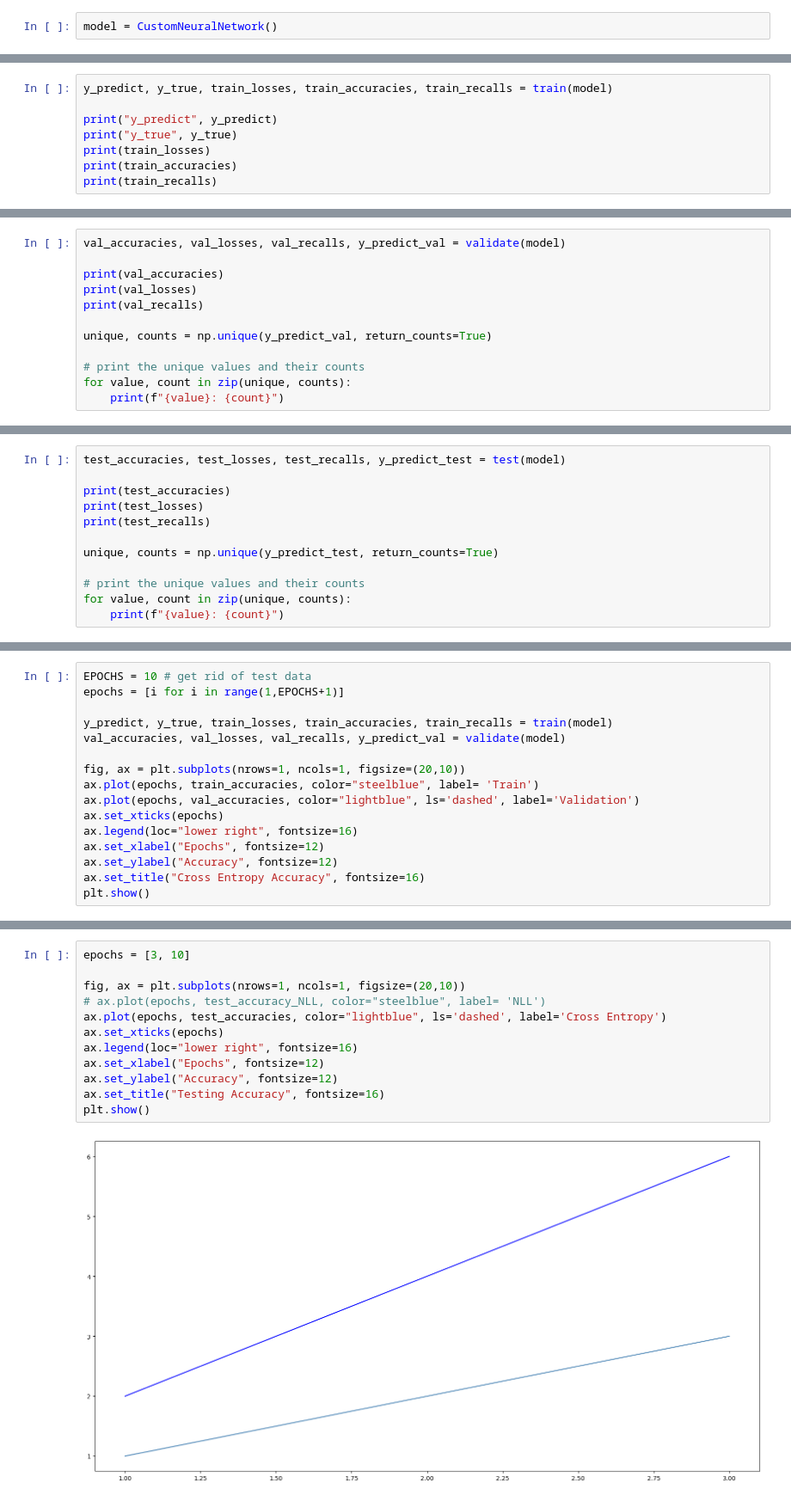
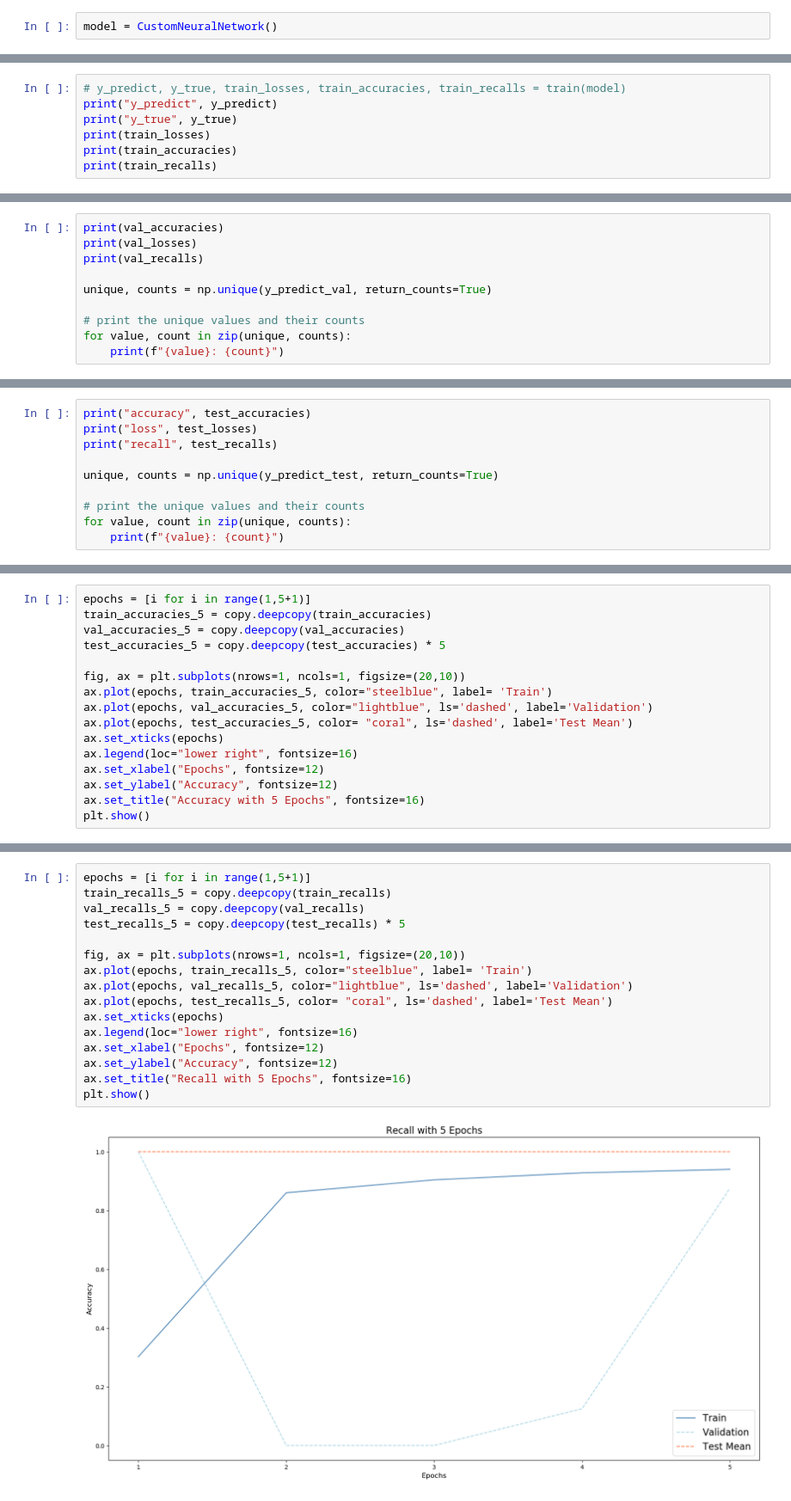
Before and after one commit to JPMartinezClaeys/30254-pneumoniacs, a Jupyter notebook: predict-pneumonia/neural_network.ipynb, the cells around one changed output, grey strips where cells are left out. Shown: that part at 86% size. Drawn from its saved outputs; the diff is of its cells as text.

```diff
--- a/predict-pneumonia/neural_network.ipynb
+++ b/predict-pneumonia/neural_network.ipynb
@@ -124,6 +121,5 @@ def train(model):
 # %%
-y_predict, y_true, train_losses, train_accuracies, train_recalls = train(model)
-
+# y_predict, y_true, train_losses, train_accuracies, train_recalls = train(model)
 print("y_predict", y_predict)
 print("y_true", y_true)
 print(train_losses)
@@ -168,6 +164,4 @@ def validate(model):
 # %%
-val_accuracies, val_losses, val_recalls, y_predict_val = validate(model)
-
 print(val_accuracies)
 print(val_losses)
 print(val_recalls)
@@ -221,9 +211,7 @@ def test(model):
 # %%
-test_accuracies, test_losses, test_recalls, y_predict_test = test(model)
-
-print(test_accuracies)
-print(test_losses)
-print(test_recalls)
+print("accuracy", test_accuracies)
+print("loss", test_losses)
+print("recall", test_recalls)
 
 unique, counts = np.unique(y_predict_test, return_counts=True)
 
@@ -238,17 +263,17 @@ for value, count in zip(unique, counts):
 # %%
-EPOCHS = 10 # get rid of test data
-epochs = [i for i in range(1,EPOCHS+1)]
-
-y_predict, y_true, train_losses, train_accuracies, train_recalls = train(model)
-val_accuracies, val_losses, val_recalls, y_predict_val = validate(model)
+epochs = [i for i in range(1,5+1)]
+train_accuracies_5 = copy.deepcopy(train_accuracies)
+val_accuracies_5 = copy.deepcopy(val_accuracies)
+test_accuracies_5 = copy.deepcopy(test_accuracies) * 5
 
 fig, ax = plt.subplots(nrows=1, ncols=1, figsize=(20,10))
-ax.plot(epochs, train_accuracies, color="steelblue", label= 'Train')
-ax.plot(epochs, val_accuracies, color="lightblue", ls='dashed', label='Validation')
+ax.plot(epochs, train_accuracies_5, color="steelblue", label= 'Train')
+ax.plot(epochs, val_accuracies_5, color="lightblue", ls='dashed', label='Validation')
+ax.plot(epochs, test_accuracies_5, color= "coral", ls='dashed', label='Test Mean')
 ax.set_xticks(epochs)
 ax.legend(loc="lower right", fontsize=16)
 ax.set_xlabel("Epochs", fontsize=12)
 ax.set_ylabel("Accuracy", fontsize=12)
-ax.set_title("Cross Entropy Accuracy", fontsize=16)
+ax.set_title("Accuracy with 5 Epochs", fontsize=16)
 plt.show()
 # %% [output]
@@ -275,14 +282,18 @@ y_true [0. 0. 1. ... 0. 0. 0.]
 # %%
-epochs = [3, 10]
+epochs = [i for i in range(1,5+1)]
+train_recalls_5 = copy.deepcopy(train_recalls)
+val_recalls_5 = copy.deepcopy(val_recalls)
+test_recalls_5 = copy.deepcopy(test_recalls) * 5
 
 fig, ax = plt.subplots(nrows=1, ncols=1, figsize=(20,10))
-# ax.plot(epochs, test_accuracy_NLL, color="steelblue", label= 'NLL')
-ax.plot(epochs, test_accuracies, color="lightblue", ls='dashed', label='Cross Entropy')
+ax.plot(epochs, train_recalls_5, color="steelblue", label= 'Train')
+ax.plot(epochs, val_recalls_5, color="lightblue", ls='dashed', label='Validation')
+ax.plot(epochs, test_recalls_5, color= "coral", ls='dashed', label='Test Mean')
 ax.set_xticks(epochs)
 ax.legend(loc="lower right", fontsize=16)
 ax.set_xlabel("Epochs", fontsize=12)
 ax.set_ylabel("Accuracy", fontsize=12)
-ax.set_title("Testing Accuracy", fontsize=16)
+ax.set_title("Recall with 5 Epochs", fontsize=16)
 plt.show()
 # %% [output]
-[figure, old version]
+[figure, new version]
```
Also changed, not shown: parts of 15 cells of this notebook.
